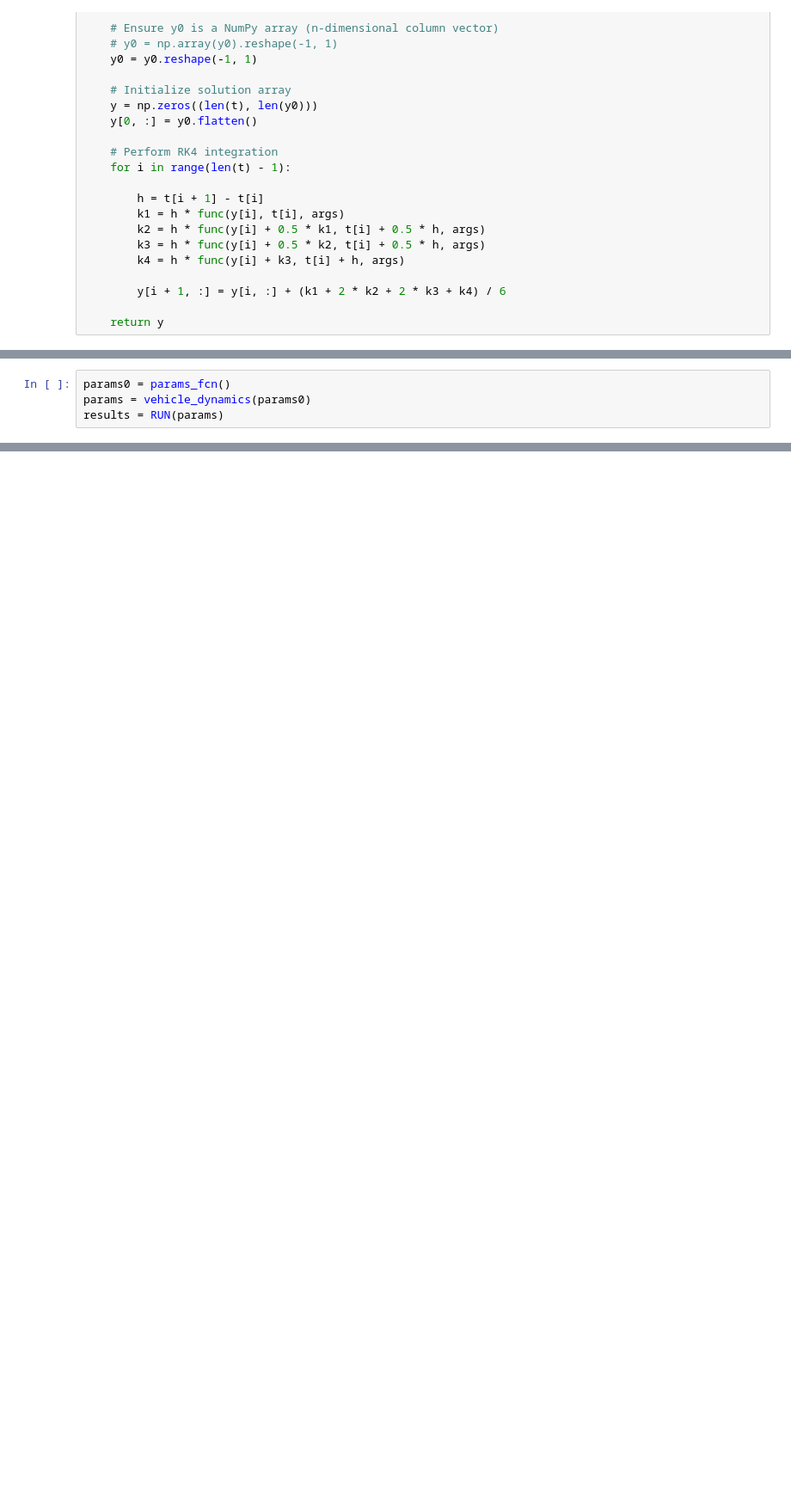
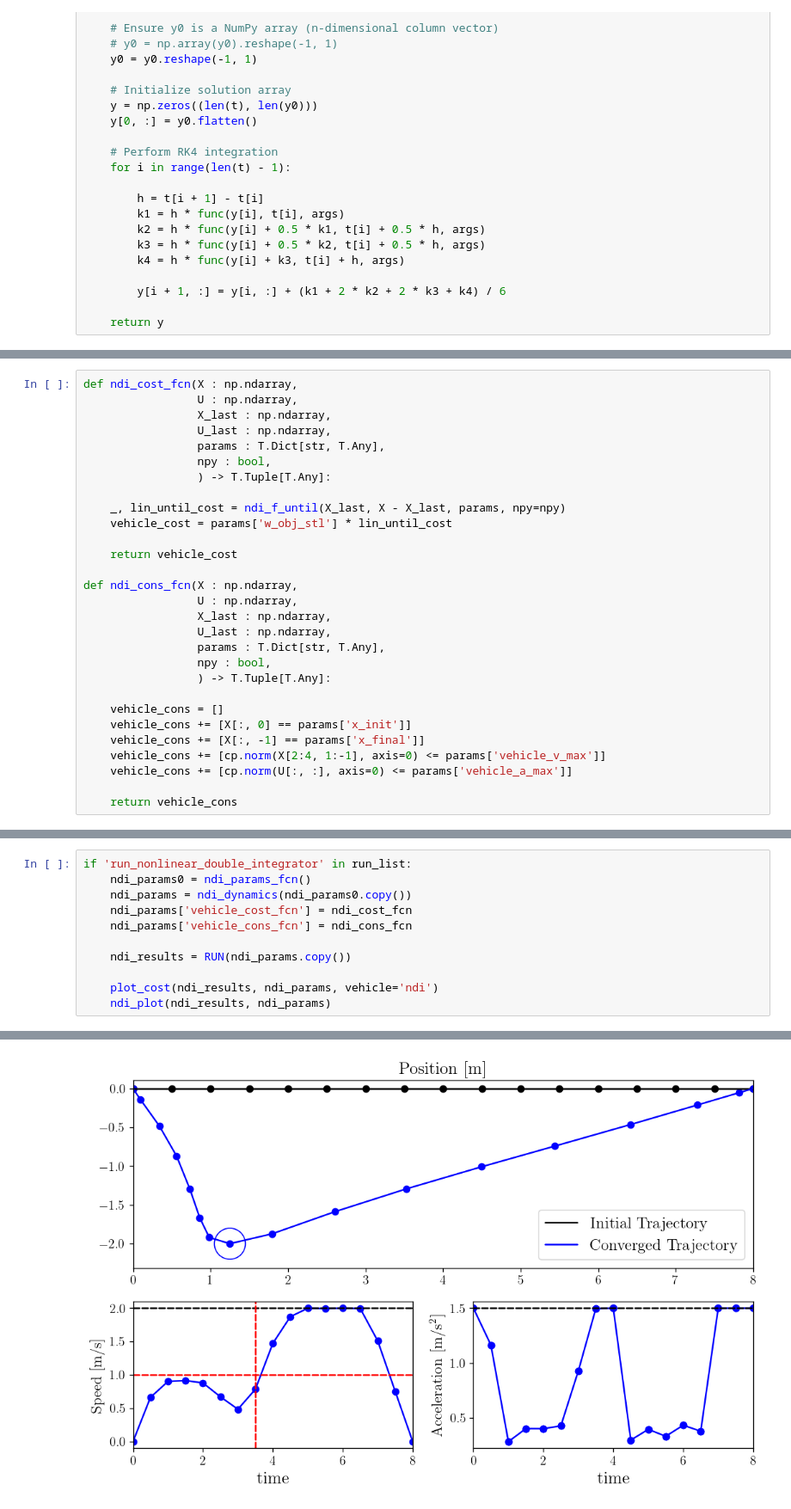
Before and after one commit to sametuzun781/D-GMSR, a Jupyter notebook: D_GSAR_Traj_Opt.ipynb, the cells around one changed output, grey strips where cells are left out. Shown at 86% size. Saved outputs shown, nothing was run; the diff lists cells and outputs as text; blank space fills up the shorter version.

```diff
--- a/D_GSAR_Traj_Opt.ipynb
+++ b/D_GSAR_Traj_Opt.ipynb
@@ -1460,7 +1280,3 @@ def RUN(params : T.Dict[str, T.Any]) -> T.Dict[str, T.Any]:
     scp_results['w_tr_list_all'] = np.array([prox_results['w_tr_list']])
 
     return scp_results
-# %%
-params0 = params_fcn()
-params = vehicle_dynamics(params0)
-results = RUN(params)
@@ -1491,0 +1470,29 @@ TR Weight 10.24
+# %%
+def ndi_cost_fcn(X : np.ndarray,
+                 U : np.ndarray,
+                 X_last : np.ndarray,
+                 U_last : np.ndarray,
+                 params : T.Dict[str, T.Any],
+                 npy : bool,
+                 ) -> T.Tuple[T.Any]:
+
+    _, lin_until_cost = ndi_f_until(X_last, X - X_last, params, npy=npy)
+    vehicle_cost = params['w_obj_stl'] * lin_until_cost
+
+    return vehicle_cost
+
+def ndi_cons_fcn(X : np.ndarray,
+                 U : np.ndarray,
+                 X_last : np.ndarray,
+                 U_last : np.ndarray,
+                 params : T.Dict[str, T.Any],
+                 npy : bool,
+                 ) -> T.Tuple[T.Any]:
+
+    vehicle_cons = []
+    vehicle_cons += [X[:, 0] == params['x_init']]
+    vehicle_cons += [X[:, -1] == params['x_final']]
+    vehicle_cons += [cp.norm(X[2:4, 1:-1], axis=0) <= params['vehicle_v_max']]
+    vehicle_cons += [cp.norm(U[:, :], axis=0) <= params['vehicle_a_max']]
+
+    return vehicle_cons
@@ -1531,0 +3519,12 @@ if save_fig: fig.savefig('Num_sim.' + fig_format, bbox_inches='tight')
+# %%
+if 'run_nonlinear_double_integrator' in run_list:
+    ndi_params0 = ndi_params_fcn()
+    ndi_params = ndi_dynamics(ndi_params0.copy())
+    ndi_params['vehicle_cost_fcn'] = ndi_cost_fcn
+    ndi_params['vehicle_cons_fcn'] = ndi_cons_fcn
+
+    ndi_results = RUN(ndi_params.copy())
+
+    plot_cost(ndi_results, ndi_params, vehicle='ndi')
+    ndi_plot(ndi_results, ndi_params)
+# %% [output]
@@ -1531,0 +3535 @@ if save_fig: fig.savefig('Num_sim.' + fig_format, bbox_inches='tight')
+[figure, added]
```
Also changed, not shown: parts of 101 cells of this notebook, 1 other file.
